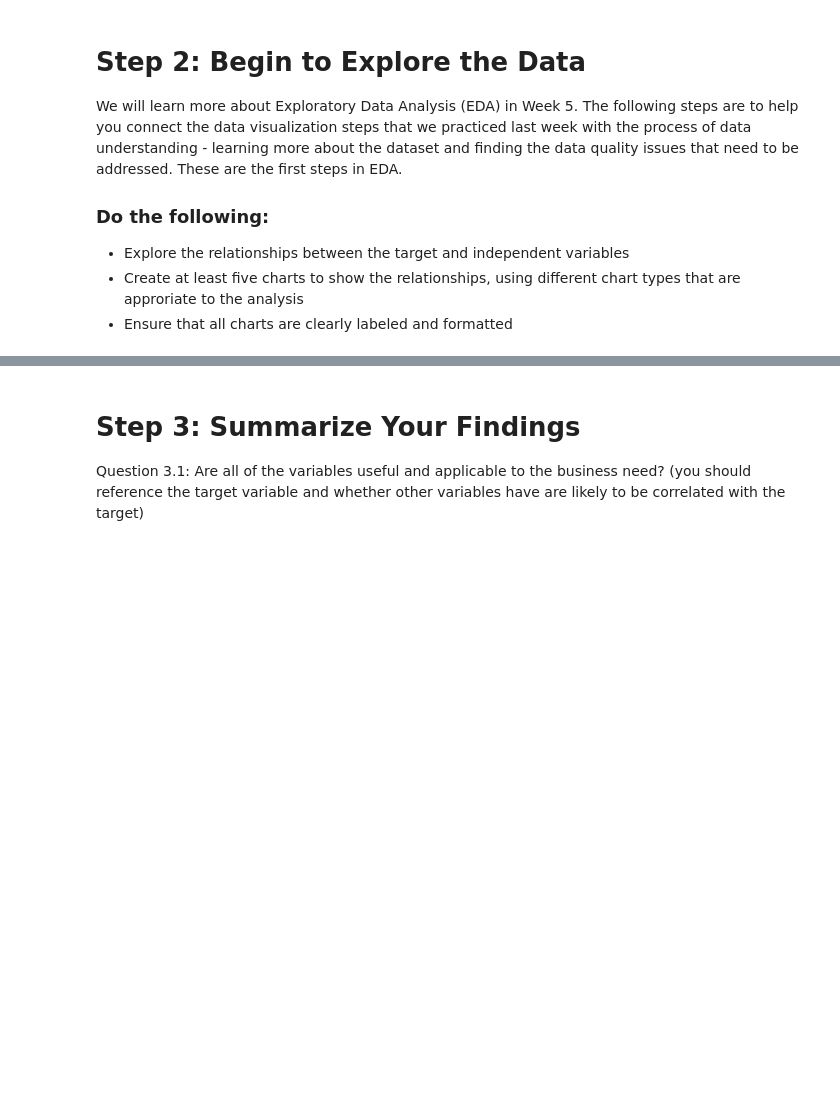
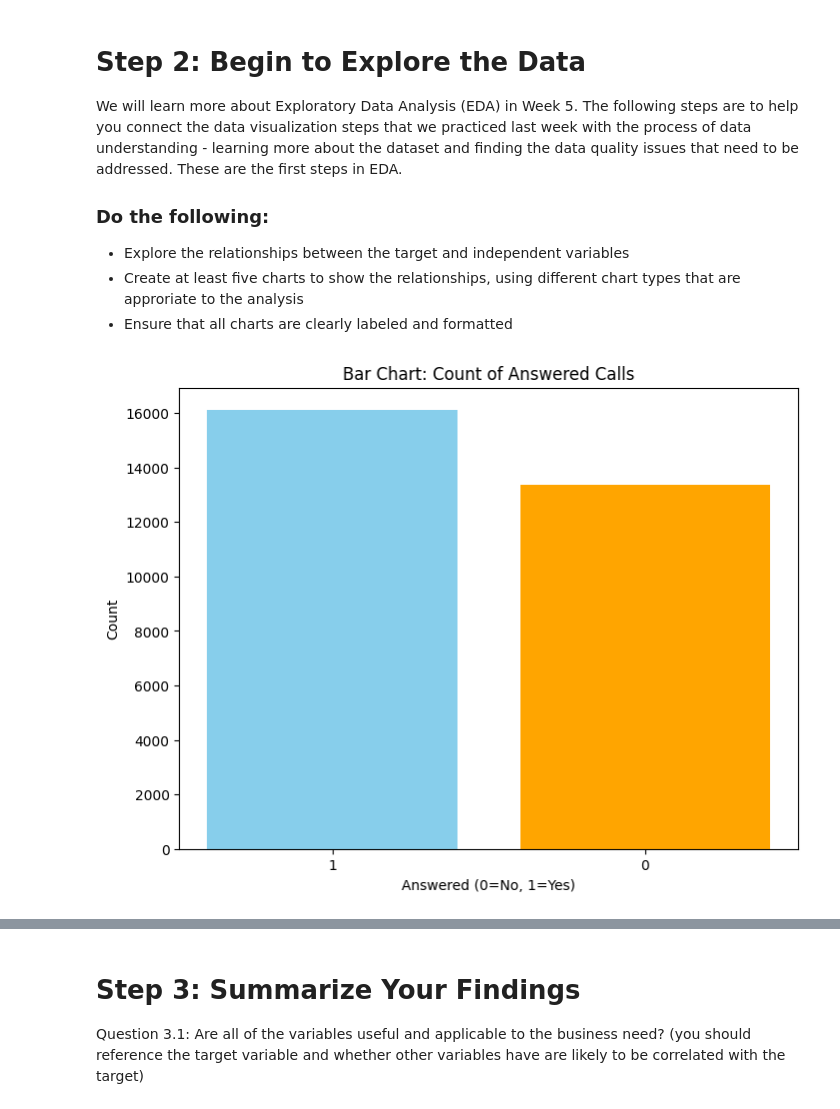
Before and after one commit to expely/Business-Analytics-Labs, a Jupyter notebook: Assignments/assignment_04_StayJoseph.ipynb, the cells around one changed output, grey strips where cells are left out. Saved outputs shown, nothing was run; the diff lists cells and outputs as text; code cells hidden in the pictures; blank space fills up the shorter version.

```diff
--- a/Assignments/assignment_04_StayJoseph.ipynb
+++ b/Assignments/assignment_04_StayJoseph.ipynb
@@ -74,0 +75,5 @@ Import the libraries you will need, such as:
+# %%
+#Import the data
+url = 'https://raw.githubusercontent.com/Stan-Pugsley/is_4487_base/main/DataSets/adviseinvest_historical_data.csv'
+df = pd.read_csv(url)
+print(df)
@@ -97,0 +148,11 @@ We will learn more about Exploratory Data Analysis (EDA) in Week 5. The followin
+# %%
+# Chart 1: Bar Chart of Target Variable (Answered)
+counts = df['answered'].value_counts()
+plt.figure(figsize=(8, 6))
+plt.bar(counts.index.astype(str), counts.values, color=['skyblue', 'orange'])
+plt.title('Bar Chart: Count of Answered Calls')
+plt.xlabel('Answered (0=No, 1=Yes)')
+plt.ylabel('Count')
+plt.show()
+# %% [output]
+[figure, added]
```
Also changed, not shown: parts of 20 cells of this notebook.
